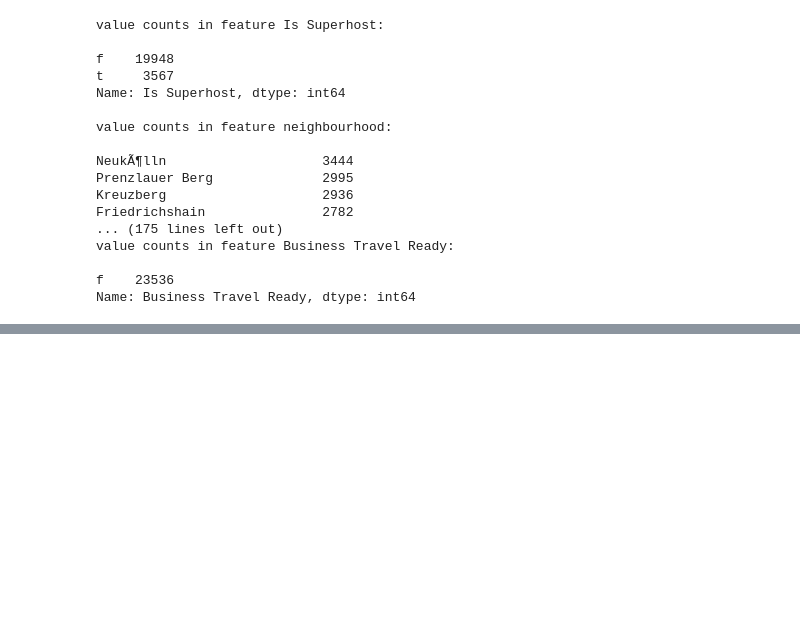
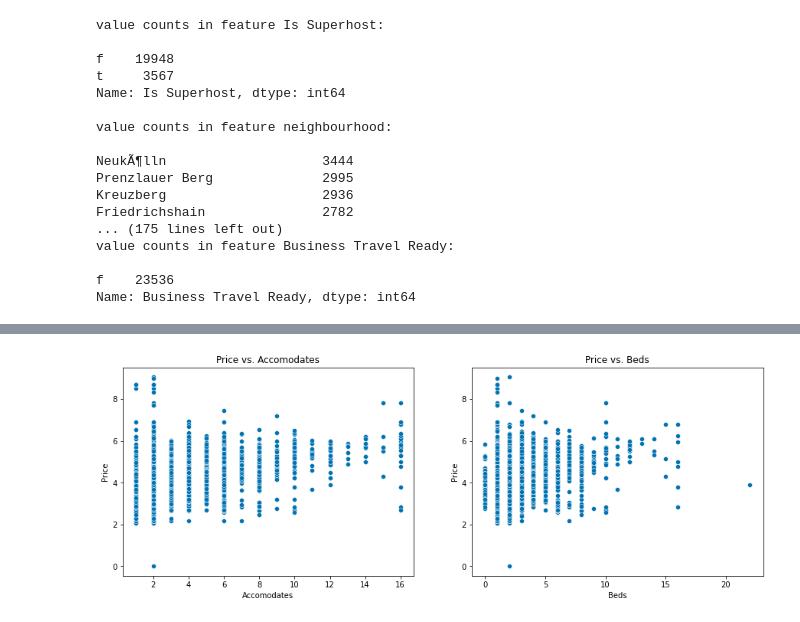
Before and after one commit to JulGras/Airbnb, a Jupyter notebook: Airbnb_Berlin.ipynb, the cells around one changed output, grey strips where cells are left out. Drawn from its saved outputs; the diff is of its cells as text; code cells hidden in the pictures; blank space fills up the shorter version.

```diff
--- a/Airbnb_Berlin.ipynb
+++ b/Airbnb_Berlin.ipynb
@@ -273,0 +290,7 @@ sns.scatterplot(x='Latitude', y='Longitude', data=df_price_ranges, hue='Price_Ra
+# %%
+fig, axes = plt.subplots(1,2,figsize=(15,5))
+sns.scatterplot(data=df, x='Accomodates', y='Price', ax=axes[0]).set(title='Price vs. Accomodates')
+sns.scatterplot(data=df, x='Beds', y='Price', ax=axes[1]).set(title='Price vs. Beds')
+plt.show()
+# %% [output]
+[figure, added]
```
Also changed, not shown: parts of 14 cells of this notebook.
